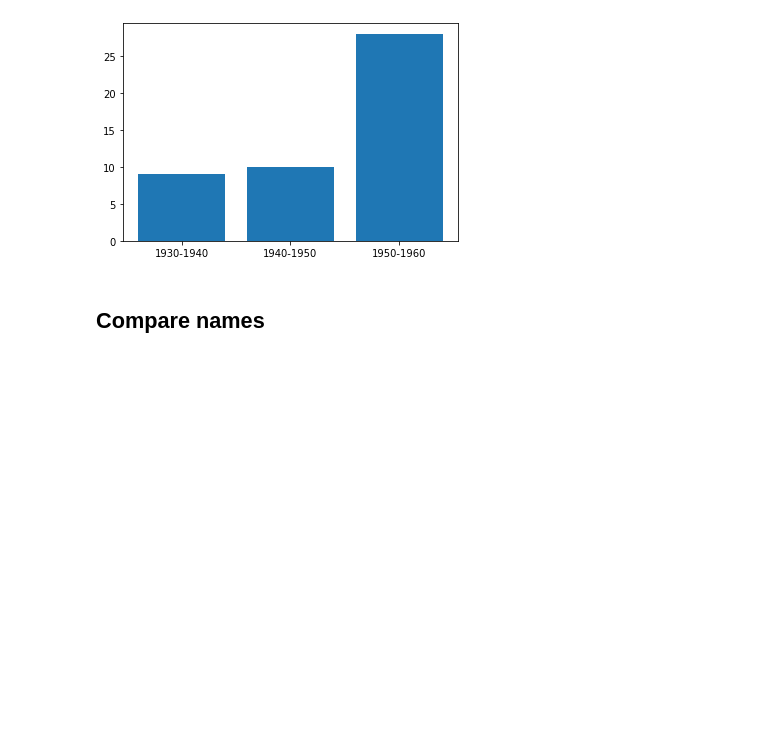
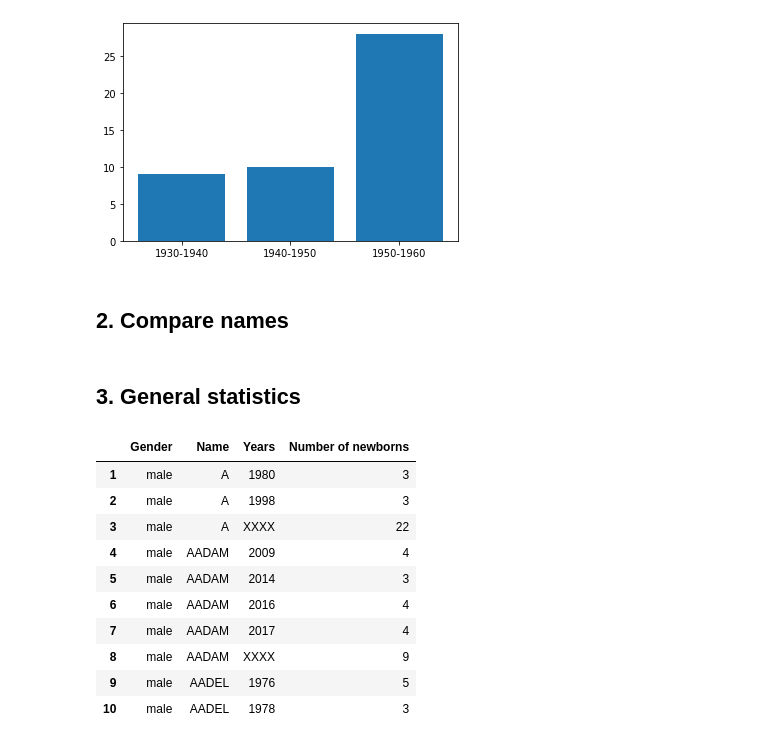
Before and after one commit to milenakowalska/Names_France, a Jupyter notebook: Names.ipynb, the cells around one changed output. Saved outputs shown, nothing was run; the diff lists cells and outputs as text; code cells hidden in the pictures; blank space fills up the shorter version.

```diff
--- a/Names.ipynb
+++ b/Names.ipynb
@@ -106,7 +127,7 @@ plt.bar(x_labels, y_labels)
 <BarContainer object of 3 artists>
 [figure]
 # %% [markdown]
-## Compare names
+## 2. Compare names
 # %%
 dataframe = pd.read_csv('source/nat1900-2017.tsv', sep='\t')
 dataframe.rename(columns={"sexe":"Gender", "preusuel":"Name","annais":"Years","nombre":"Number of newborns"}, inplace=True)
@@ -114,3 +135,5 @@ dataframe.set_index('Years', inplace=True)
 dataframe.drop('XXXX', inplace=True)
 dataframe.Gender = dataframe.Gender.map({1:'male', 2:'female'})
 dataframe.index = pd.to_numeric(dataframe.index,errors='coerce')
+# %% [markdown]
+## 3. General statistics
@@ -116,0 +146,14 @@ dataframe.index = pd.to_numeric(dataframe.index,errors='coerce')
+# %%
+dataframe.head(10)
+# %% [output]
+|  | Gender | Name | Years | Number of newborns |
+| 1 | male | A | 1980 | 3 |
+| 2 | male | A | 1998 | 3 |
+| 3 | male | A | XXXX | 22 |
+| 4 | male | AADAM | 2009 | 4 |
+| 5 | male | AADAM | 2014 | 3 |
+| 6 | male | AADAM | 2016 | 4 |
+| 7 | male | AADAM | 2017 | 4 |
+| 8 | male | AADAM | XXXX | 9 |
+| 9 | male | AADEL | 1976 | 5 |
+| 10 | male | AADEL | 1978 | 3 |
```
Also changed, not shown: parts of 8 cells of this notebook.
